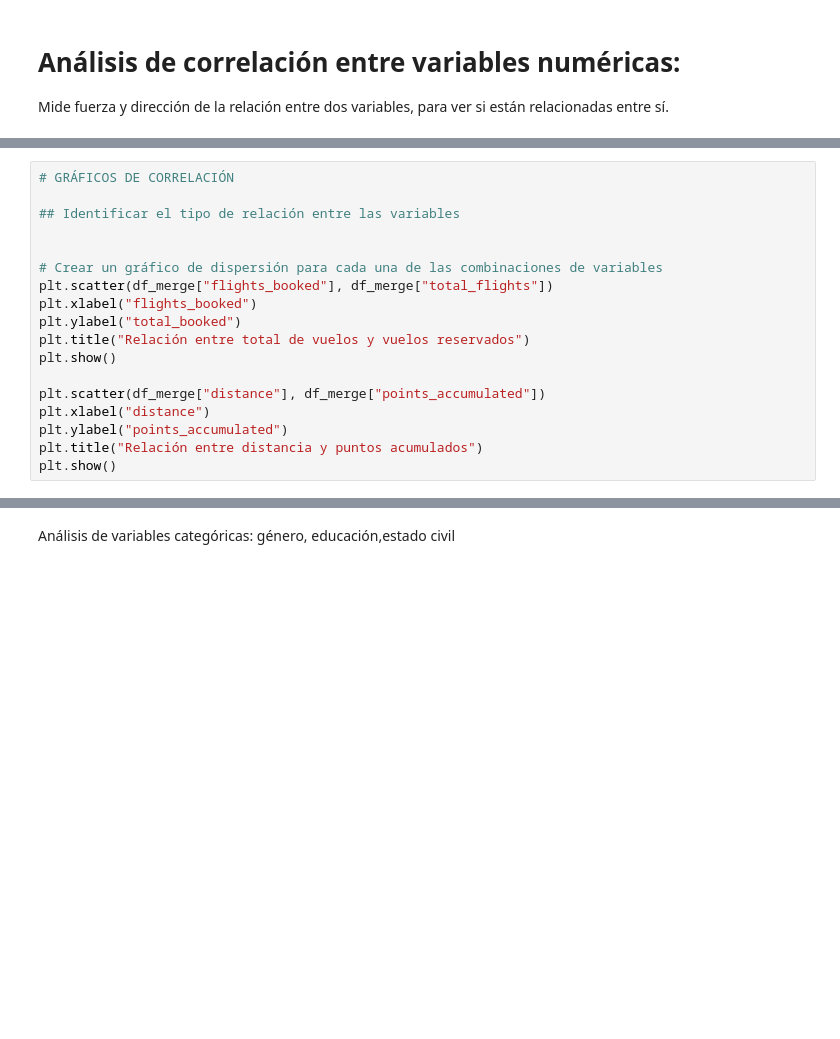
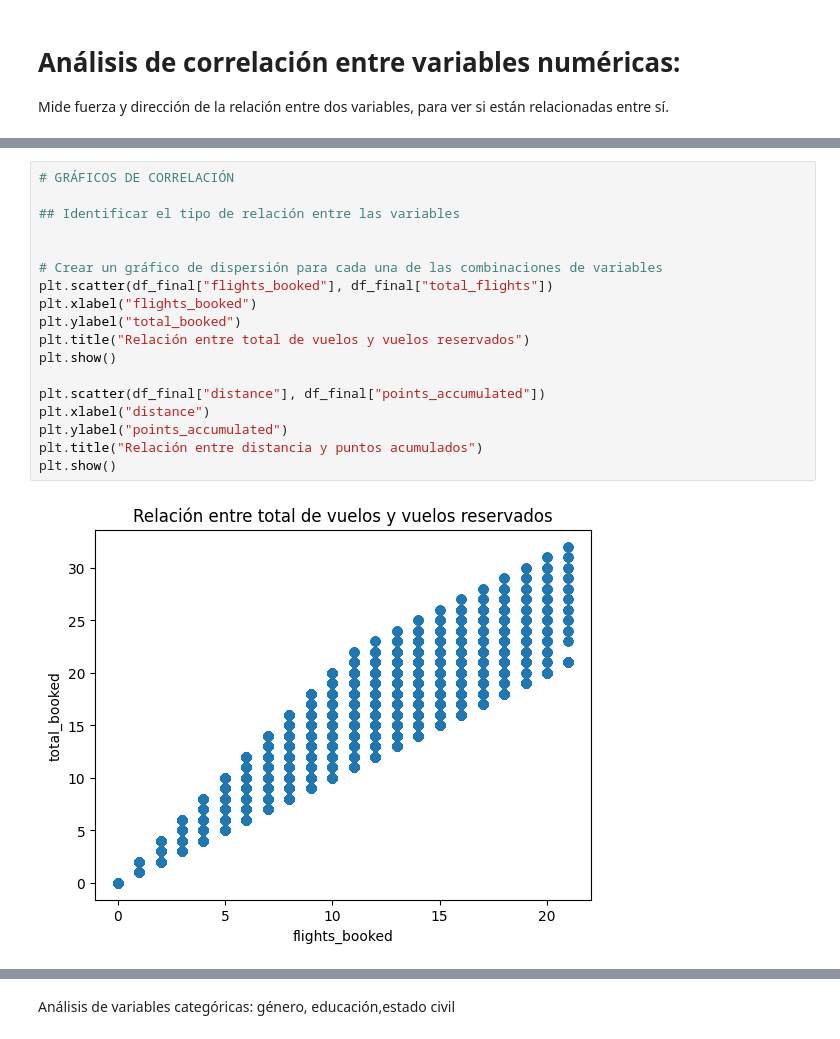
Before and after one commit to Adalab/bda-modulo-3-evaluacion-final-anitaromero25-bot, a Jupyter notebook: evaluacion_mod3_ana_romero_valderrama.ipynb, the cells around one changed output, grey strips where cells are left out. Saved outputs shown, nothing was run; the diff lists cells and outputs as text; blank space fills up the shorter version.

```diff
--- a/evaluacion_mod3_ana_romero_valderrama.ipynb
+++ b/evaluacion_mod3_ana_romero_valderrama.ipynb
@@ -641,18 +685,20 @@ plt.show()
 # %%
 # GRÁFICOS DE CORRELACIÓN
 
 ## Identificar el tipo de relación entre las variables
 
 
 # Crear un gráfico de dispersión para cada una de las combinaciones de variables
-plt.scatter(df_merge["flights_booked"], df_merge["total_flights"])
+plt.scatter(df_final["flights_booked"], df_final["total_flights"])
 plt.xlabel("flights_booked")
 plt.ylabel("total_booked")
 plt.title("Relación entre total de vuelos y vuelos reservados")
 plt.show()
 
-plt.scatter(df_merge["distance"], df_merge["points_accumulated"])
+plt.scatter(df_final["distance"], df_final["points_accumulated"])
 plt.xlabel("distance")
 plt.ylabel("points_accumulated")
 plt.title("Relación entre distancia y puntos acumulados")
 plt.show()
+# %% [output]
+[figure, added]
```
Also changed, not shown: parts of 18 cells of this notebook.
